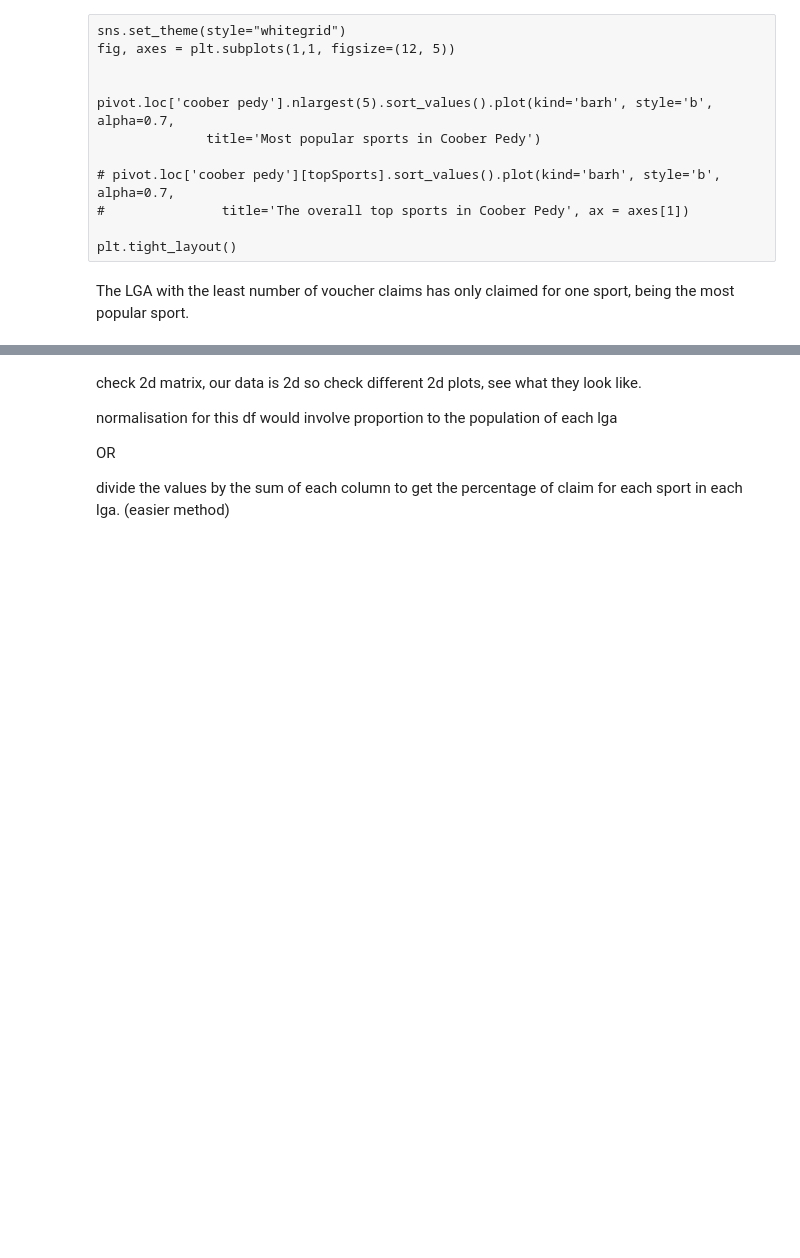
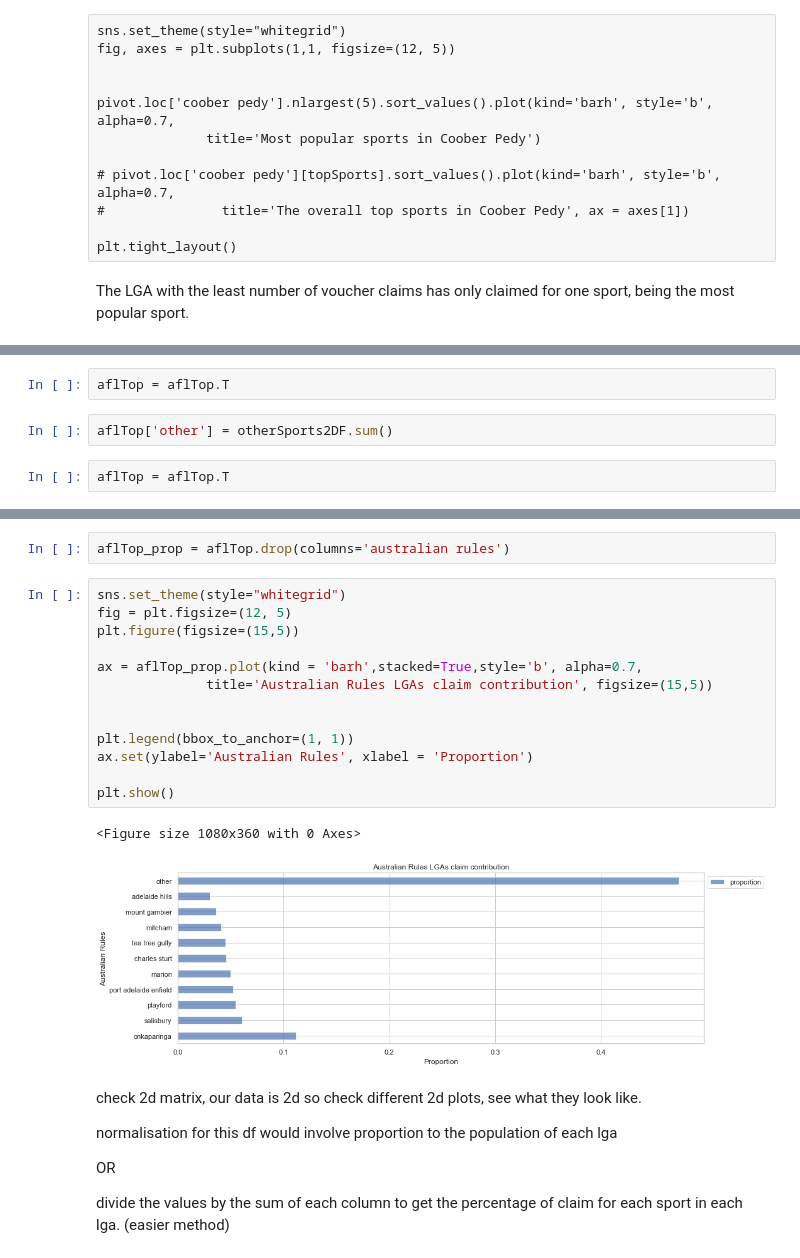
Before and after one commit to MQCOMP2200-S2-2021/Data-Science-Labs, a Jupyter notebook: Portfolio 2-Copy1.ipynb, the cells around one changed output, grey strips where cells are left out. Drawn from its saved outputs; the diff is of its cells as text; blank space fills up the shorter version.

```diff
--- a/Portfolio 2-Copy1.ipynb
+++ b/Portfolio 2-Copy1.ipynb
@@ -710,0 +689,6 @@ ax = sns.heatmap(sportsClaim, linewidths=.5)
+# %%
+aflTop = aflTop.T
+# %%
+aflTop['other'] = otherSports2DF.sum()
+# %%
+aflTop = aflTop.T
@@ -711,3 +711,21 @@ ax = sns.heatmap(sportsClaim, linewidths=.5)
+# %%
+aflTop_prop = aflTop.drop(columns='australian rules')
+# %%
+sns.set_theme(style="whitegrid")
+fig = plt.figsize=(12, 5)
+plt.figure(figsize=(15,5))
+
+ax = aflTop_prop.plot(kind = 'barh',stacked=True,style='b', alpha=0.7,
+              title='Australian Rules LGAs claim contribution', figsize=(15,5))
+
+
+plt.legend(bbox_to_anchor=(1, 1))
+ax.set(ylabel='Australian Rules', xlabel = 'Proportion')
+
+plt.show()
+# %% [output]
+<Figure size 1080x360 with 0 Axes>
+[figure, added]
 # %% [markdown]
 check 2d matrix, our data is 2d so check different 2d plots, see what they look like.
 
```
Also changed, not shown: parts of 112 cells of this notebook.
